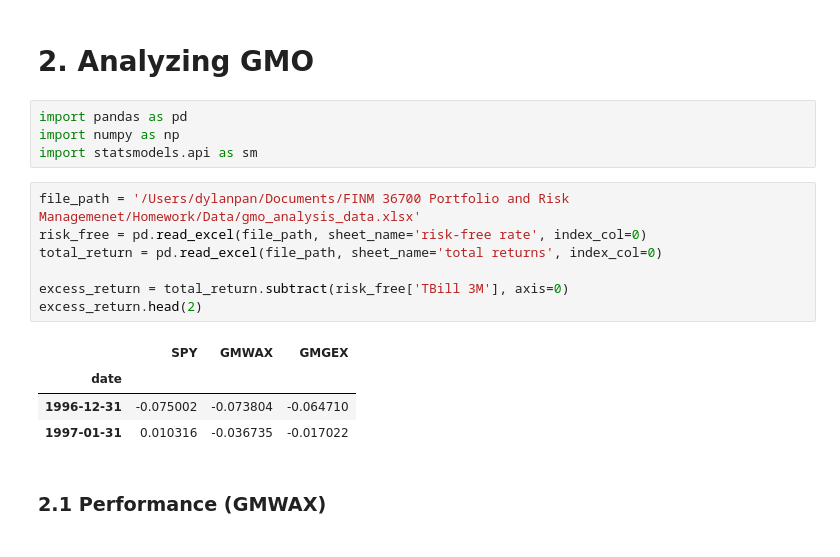
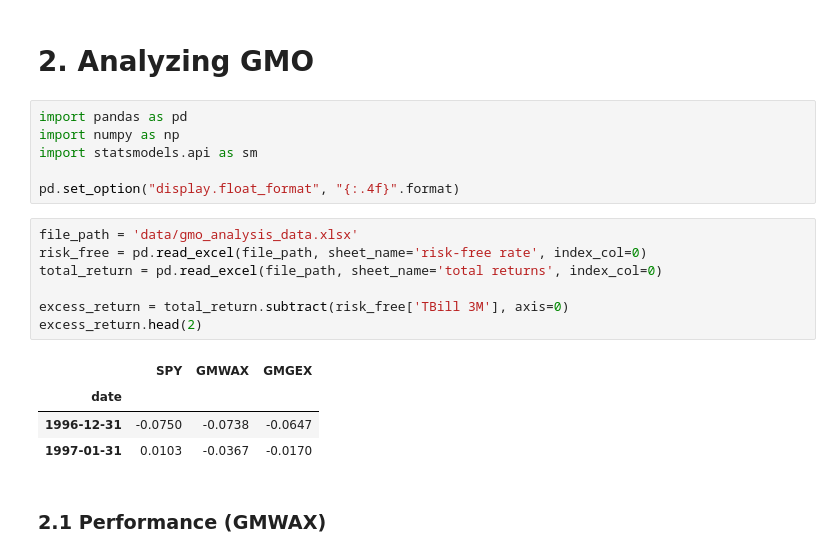
Before and after one commit to skajiyam/FINM-36700-Portfolio-and-Risk-Management-C, a Jupyter notebook: FINM367_HW7.ipynb, the cells around one changed output. Saved outputs shown, nothing was run; the diff lists cells and outputs as text.

```diff
--- a/FINM367_HW7.ipynb
+++ b/FINM367_HW7.ipynb
@@ -4,18 +4,20 @@
 import pandas as pd
 import numpy as np
 import statsmodels.api as sm
+
+pd.set_option("display.float_format", "{:.4f}".format)
 # %%
-file_path = '/Users/dylanpan/Documents/FINM 36700 Portfolio and Risk Managemenet/Homework/Data/gmo_analysis_data.xlsx'
+file_path = 'data/gmo_analysis_data.xlsx'
 risk_free = pd.read_excel(file_path, sheet_name='risk-free rate', index_col=0)
 total_return = pd.read_excel(file_path, sheet_name='total returns', index_col=0)
 
 excess_return = total_return.subtract(risk_free['TBill 3M'], axis=0)
 excess_return.head(2)
 # %% [output]
 |  | SPY | GMWAX | GMGEX |
 | date |  |  |  |
-| 1996-12-31 | -0.075002 | -0.073804 | -0.064710 |
-| 1997-01-31 | 0.010316 | -0.036735 | -0.017022 |
+| 1996-12-31 | -0.0750 | -0.0738 | -0.0647 |
+| 1997-01-31 | 0.0103 | -0.0367 | -0.0170 |
 # %% [markdown]
 ### 2.1 Performance (GMWAX)
 # %%
```
Also changed, not shown: parts of 14 cells of this notebook, 2 other files.
